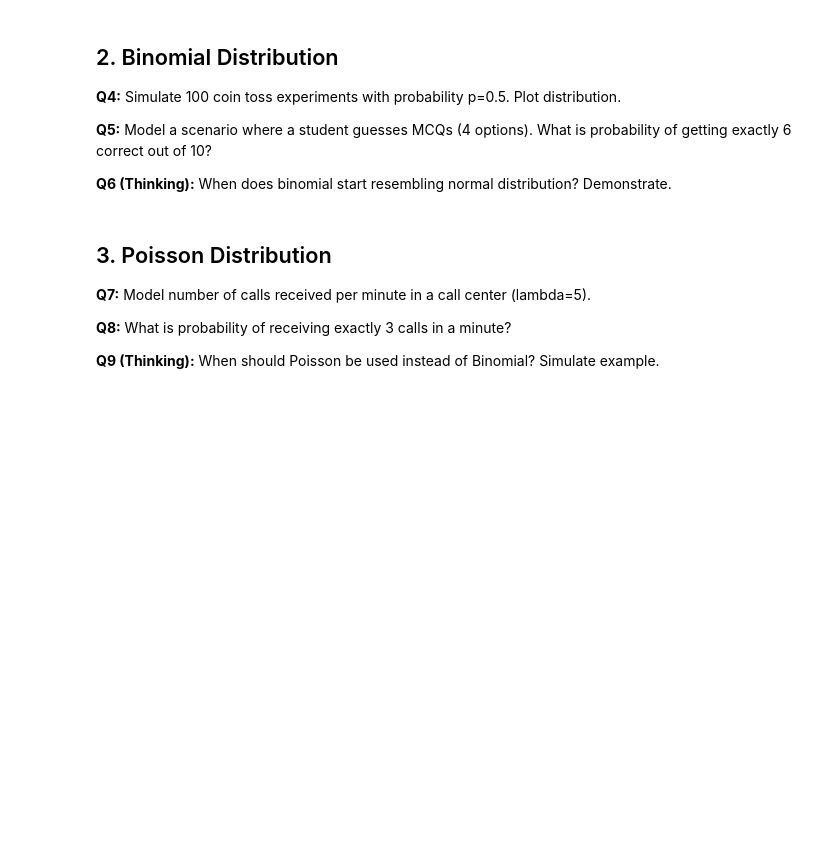
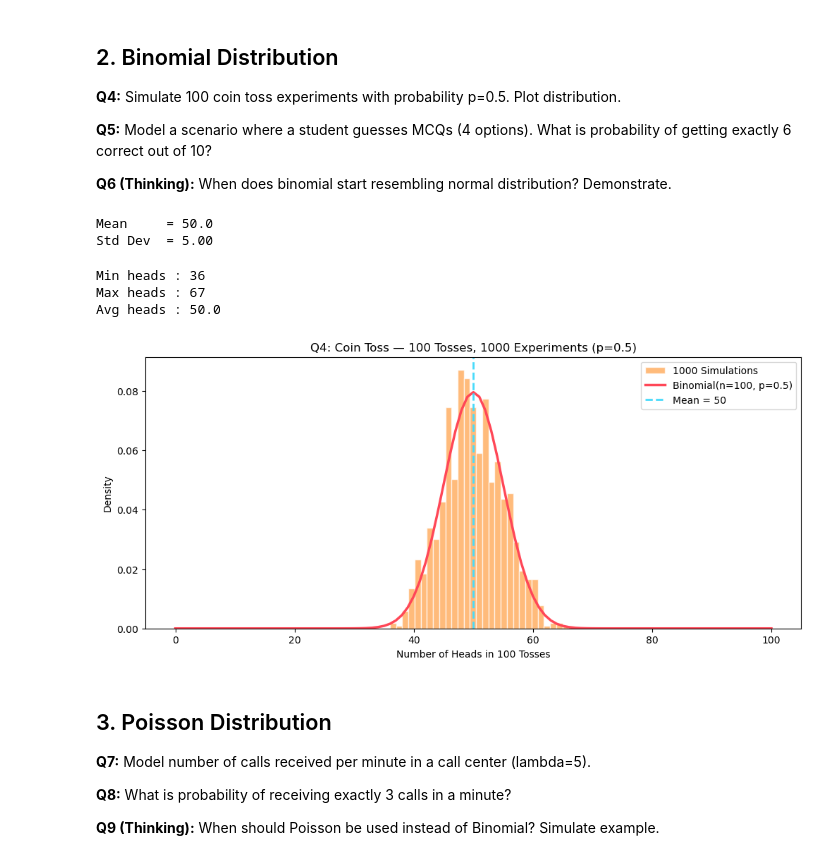
Before and after one commit to tashfeen786/AI-ML-BootCamp, a Jupyter notebook: NETSOL WORK/Week_4/probability_questions_extended.ipynb, the cells around one changed output. Cells and saved outputs as stored; diff of their text form; code cells hidden in the pictures; blank space fills up the shorter version.

```diff
--- a/NETSOL WORK/Week_4/probability_questions_extended.ipynb
+++ b/NETSOL WORK/Week_4/probability_questions_extended.ipynb
@@ -203,3 +201,61 @@ plt.show()
+# %%
+# Your code here
+# Q4 — "Simulate 100 coin toss experiments with p=0.5. Plot distribution.
+n = 100
+p = 0.5
+# %%
+from scipy import stats
+
+binom = stats.binom(n, p)
+
+print(f"Mean     = {binom.mean()}")
+print(f"Std Dev  = {binom.std():.2f}")
+# %% [output]
+Mean     = 50.0
+Std Dev  = 5.00
+# %%
+# 1000 time 100 coin toss
+simulations = binom.rvs(1000)
+
+print(f"Min heads : {simulations.min()}")
+print(f"Max heads : {simulations.max()}")
+print(f"Avg heads : {simulations.mean():.1f}")
+# %% [output]
+Min heads : 36
+Max heads : 67
+Avg heads : 50.0
+# %%
+
+plt.figure(figsize=(12, 5))
+
+# Simulation — histogram
+plt.hist(simulations, bins=30,
+         density=True,
+         color='#ff9f43', alpha=0.7,
+         edgecolor='white',
+         label='1000 Simulations')
+
+# Theory — smooth curve
+k = np.arange(0, n+1)
+plt.plot(k, binom.pmf(k),
+         color='#ff4757',
+         linewidth=2.5,
+         label=f'Binomial(n={n}, p={p})')
+
+# Mean line
+plt.axvline(binom.mean(),
+            color='#48dbfb',
+            linestyle='--',
+            linewidth=2,
+            label=f'Mean = {binom.mean():.0f}')
+
+plt.title(f'Q4: Coin Toss — 100 Tosses, 1000 Experiments (p={p})')
+plt.xlabel('Number of Heads in 100 Tosses')
+plt.ylabel('Density')
+plt.legend()
+plt.show()
+# %% [output]
+[figure, added]
 # %% [markdown]
 ## 3. Poisson Distribution
 
```
Also changed, not shown: parts of 1 cell of this notebook.
